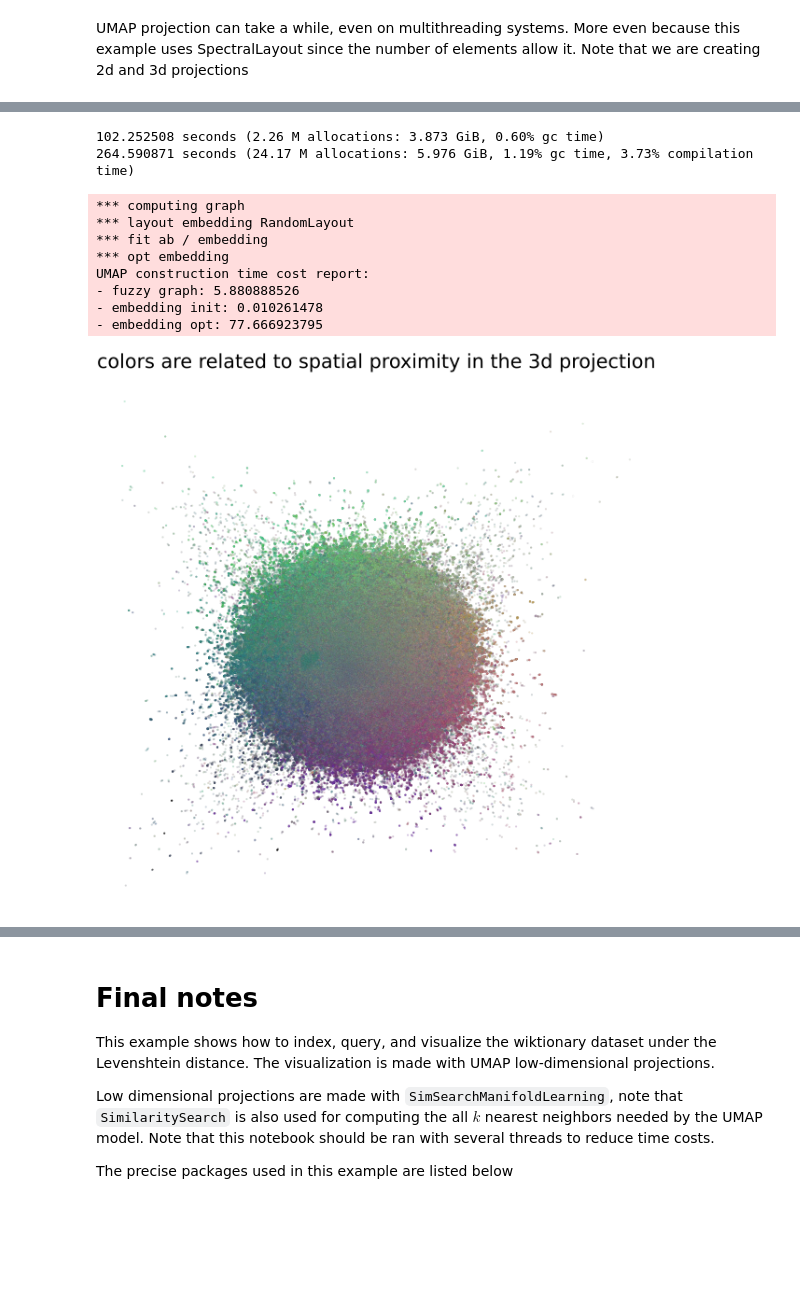
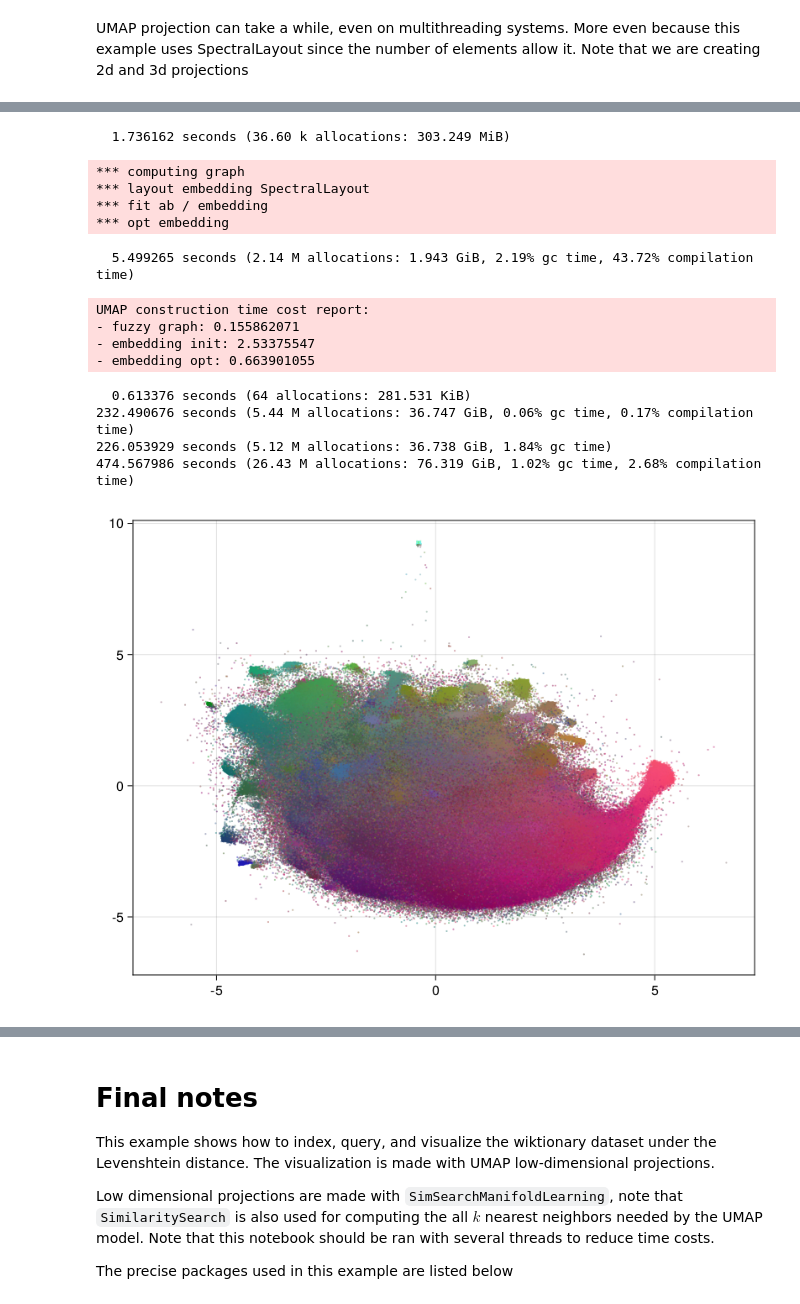
Before and after one commit to sadit/SimilaritySearchDemos, a Jupyter notebook: wiktionary/Wiktionary.ipynb, the cells around one changed output, grey strips where cells are left out. Saved outputs shown, nothing was run; the diff lists cells and outputs as text; code cells hidden in the pictures; blank space fills up the shorter version.

```diff
--- a/wiktionary/Wiktionary.ipynb
+++ b/wiktionary/Wiktionary.ipynb
@@ -251,17 +262,39 @@ UMAP projection can take a while, even on multithreading systems. More even beca
 # %%
-@time e2, e3 = create_umap_embeddings(index);
+@time e2, e3 = umap_embeddings(uindex, database(idx));
 # %% [output]
-102.252508 seconds (2.26 M allocations: 3.873 GiB, 0.60% gc time)
-264.590871 seconds (24.17 M allocations: 5.976 GiB, 1.19% gc time, 3.73% compilation time)
+  1.736162 seconds (36.60 k allocations: 303.249 MiB)
 *** computing graph
-*** layout embedding RandomLayout
+*** layout embedding SpectralLayout
 *** fit ab / embedding
 *** opt embedding
-UMAP construction time cost report:
-- fuzzy graph: 5.880888526
-- embedding init: 0.010261478
-- embedding opt: 77.666923795
+  5.499265 seconds (2.14 M allocations: 1.943 GiB, 2.19% gc time, 43.72% compilation time)
+UMAP construction time cost report:
+- fuzzy graph: 0.155862071
+- embedding init: 2.53375547
+- embedding opt: 0.663901055
+  0.613376 seconds (64 allocations: 281.531 KiB)
+232.490676 seconds (5.44 M allocations: 36.747 GiB, 0.06% gc time, 0.17% compilation time)
+226.053929 seconds (5.12 M allocations: 36.738 GiB, 1.84% gc time)
+474.567986 seconds (26.43 M allocations: 76.319 GiB, 1.02% gc time, 2.68% compilation time)
 # %%
+function plot_umap(e2, e3)
+    normcolors(@view e3[1, :])
+    normcolors(@view e3[2, :])
+    normcolors(@view e3[3, :])
+
+    C = [RGBAf(c[1], c[2], c[3], 0.5) for c in eachcol(e3)]
+    X = @view e2[1, :]
+    Y = @view e2[2, :]
+    scatter(X, Y, color=C, markersize=3)
+end
+
+#=f = Figure(resolution = (800, 800))
+ax = Axis(f[1,1], title = "Emoji's visualization", aspect = DataAspect())
+hexbin!(ax, (@view e2[1, :]), (@view e2[2, :]); bins=200)
+plot_umap(ax, e2, e3)
+f
+=#
+
 plot_umap(e2, e3)
 # %% [output]
-[figure, old version]
+[figure, new version]
```
Also changed, not shown: parts of 11 cells of this notebook, 1 other file.
